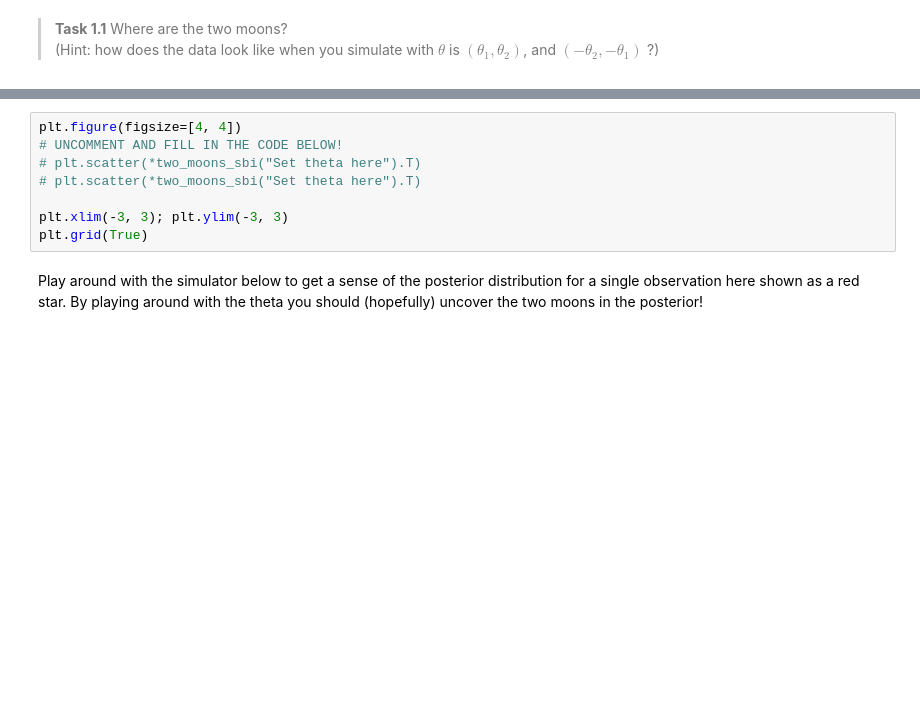
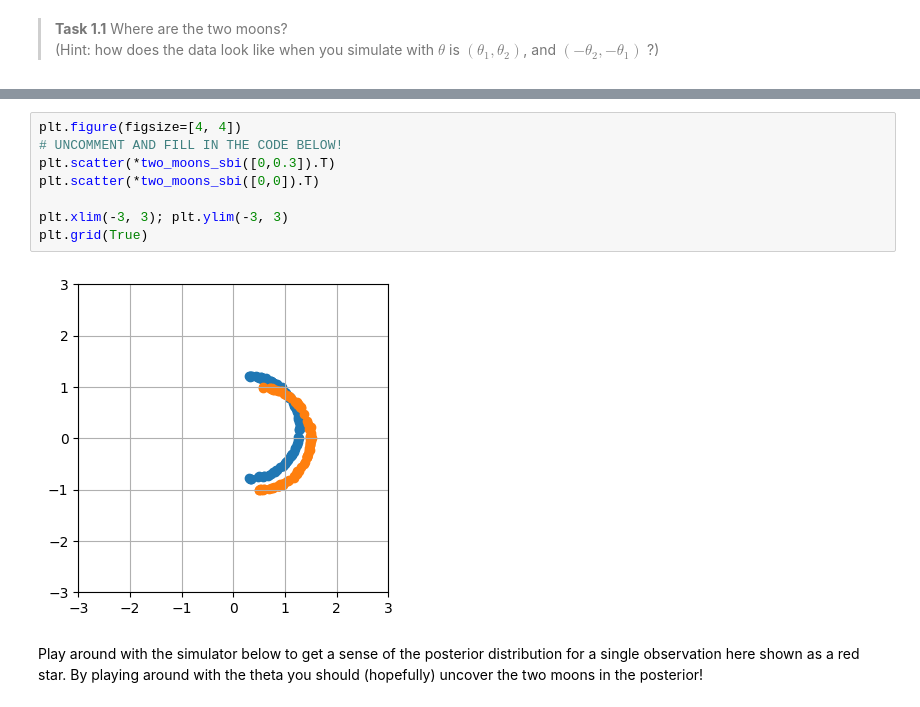
Before and after one commit to MELAI-1/SBI-Tutorial, a Jupyter notebook: notebooks/01_SBI_Intro.ipynb, the cells around one changed output, grey strips where cells are left out. Saved outputs shown, nothing was run; the diff lists cells and outputs as text; blank space fills up the shorter version.

```diff
--- a/notebooks/01_SBI_Intro.ipynb
+++ b/notebooks/01_SBI_Intro.ipynb
@@ -70,11 +99,13 @@ interact(plot_data, theta1=theta1_slider, theta2=theta2_slider);
 # %%
 plt.figure(figsize=[4, 4])
 # UNCOMMENT AND FILL IN THE CODE BELOW!
-# plt.scatter(*two_moons_sbi("Set theta here").T)
-# plt.scatter(*two_moons_sbi("Set theta here").T)
+plt.scatter(*two_moons_sbi([0,0.3]).T)
+plt.scatter(*two_moons_sbi([0,0]).T)
 
 plt.xlim(-3, 3); plt.ylim(-3, 3)
 plt.grid(True)
+# %% [output]
+[figure, added]
 # %% [markdown]
 Play around with the simulator below to get a sense of the posterior distribution for a single observation here shown as a red star. By playing around with the theta you should (hopefully) uncover the two moons in the posterior!
 # %%
```
Also changed, not shown: parts of 7 cells of this notebook.
